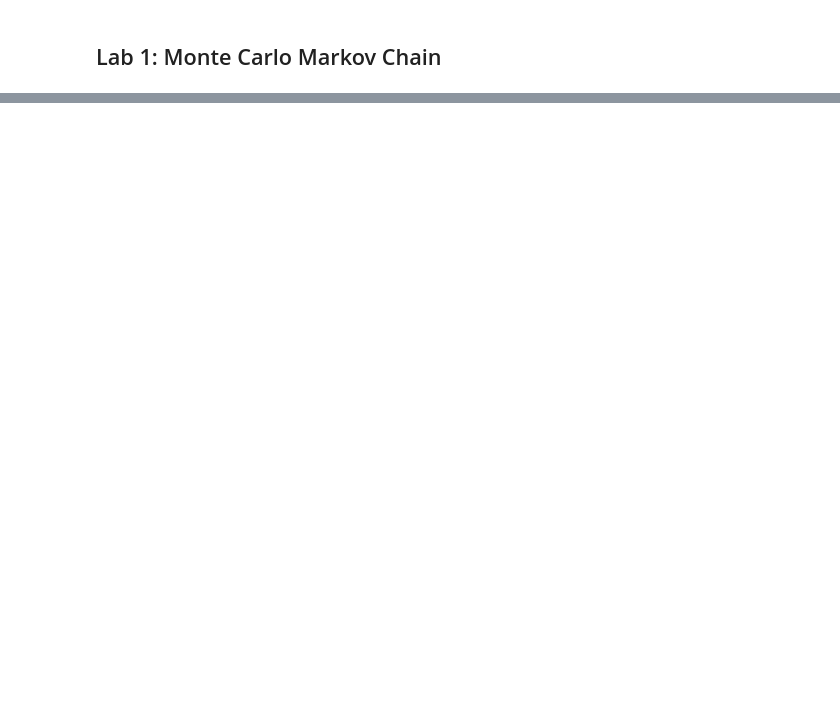
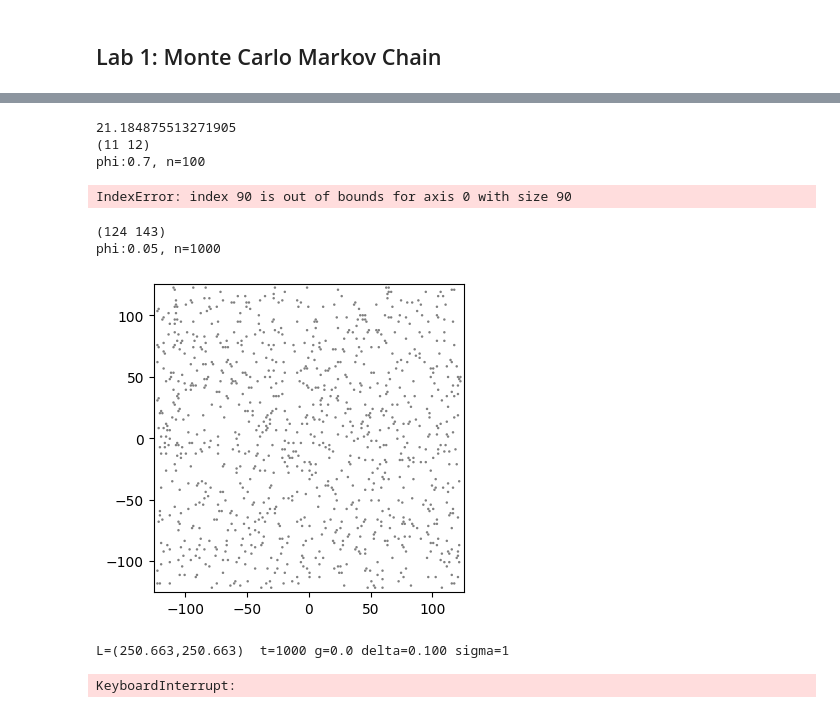
Before and after one commit to peter-clark/eq-stat-phys, a Jupyter notebook: Lab1_MC-MC.ipynb, the cells around one changed output, grey strips where cells are left out. Drawn from its saved outputs; the diff is of its cells as text; code cells hidden in the pictures; blank space fills up the shorter version.

```diff
--- a/Lab1_MC-MC.ipynb
+++ b/Lab1_MC-MC.ipynb
@@ -307,0 +349,5 @@ plt.show()
+# %%
+
+ax = graphDisks(hexgrid, (L)/2)
+_phi = (np.pi*n_disks) / (4*(L**2))
+print(_phi)
@@ -307,0 +517,59 @@ plt.show()
+# %%
+# Define Variables
+phi=0.7 # area fraction
+mass=1.0
+g=100.0
+grid = True # hex grid Y/N
+
+tot_time = 10000
+n_disks = num_MC = 100
+sigma=1
+L=np.sqrt((np.pi*num_MC)/(phi))
+print(L)
+d=0.1
+delta=d*sigma
+Lx=L
+L_y=L
+coords=[0,0]
+disks=[]
+disks=generate_initial_positions(sigma, Lx, L_y, phi, n_disks, grid)
+disk_tracking = np.zeros((n_disks,tot_time, 2))
+time_lag_msd = np.zeros((n_disks,tot_time))
+print(disk_tracking.shape)
+print(disks.shape)
+disk_tracking[:,0,:]=disks.copy()
+graph_positions(disks, Lx,L_y, sigma, phi, coords, 0,4)
+
+pbc=False
+hardwall=not(pbc)
+msd_all=np.array([],dtype=float)
+mc_choice=[]
+_mc_choice=[]
+print(f"L=({Lx:.3f},{L_y:.3f})  t={tot_time} g={g} delta={d/sigma:.3f} sigma={sigma}")
+for t in range(1,tot_time):
+    _msd=0
+    for n in range(num_MC):
+        new_pos, idx, msd = mc_step(disks, Lx, L_y, sigma, delta, pbc, hardwall, g, mass)
+        if msd!=0:
+            mc_choice.append(idx)
+            disks[idx]=new_pos
+            _msd += msd
+        else:
+            _mc_choice.append(idx)
+
+    msd_all = np.append(msd_all, _msd)
+    disk_tracking[:,t,:]=disks
+    if t+1 in [1000*k for k in range(10)]:
+        graph_positions(disks, Lx, L_y, sigma, phi, new_pos, idx,2)
+        print(f"snapshot at time {t}")
+        acc = len(mc_choice)/(len(mc_choice)+len(_mc_choice))
+        rej = len(_mc_choice)/(len(mc_choice)+len(_mc_choice))
+        print(f"accept/reject {acc*100:.3f}%/{rej*100:.3f}%")
+graph_positions(disks, Lx, L_y, sigma, phi, new_pos, idx, 2)
+
+## Save Disk Trajectories + Parameters(in file name)
+# %% [output]
+21.184875513271905
+(11 12)
+phi:0.7, n=100
+IndexError: index 90 is out of bounds for axis 0 with size 90
@@ -307,0 +657,16 @@ plt.show()
+# %%
+n_MC_runs=1000
+n_disks=1000
+phi=0.05
+d=0.1
+g=100.0
+grid=True
+pbc=False
+filename=f"phi{phi}-d{d}-t{n_MC_runs}-n{n_disks}.png"
+disk_tracking, disp, sq_disp, mean_sq_disp, total_sq_disp = run_mc_disk_simulation(n_MC_runs, n_disks, phi, sigma, d, g=0.0, grid=False, pbc=True, snapshot_file=filename)
+# %% [output]
+(124 143)
+phi:0.05, n=1000
+[figure, added]
+L=(250.663,250.663)  t=1000 g=0.0 delta=0.100 sigma=1
+KeyboardInterrupt:
```
Also changed, not shown: parts of 30 cells of this notebook, 1 other file.
